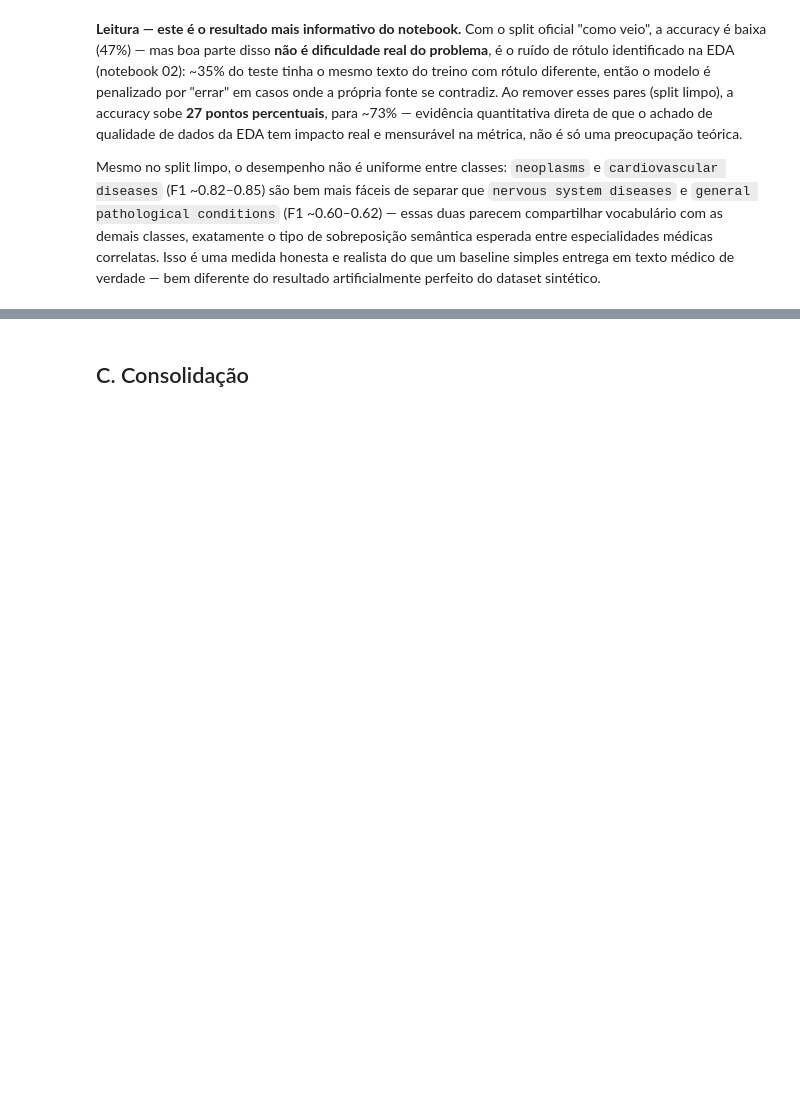
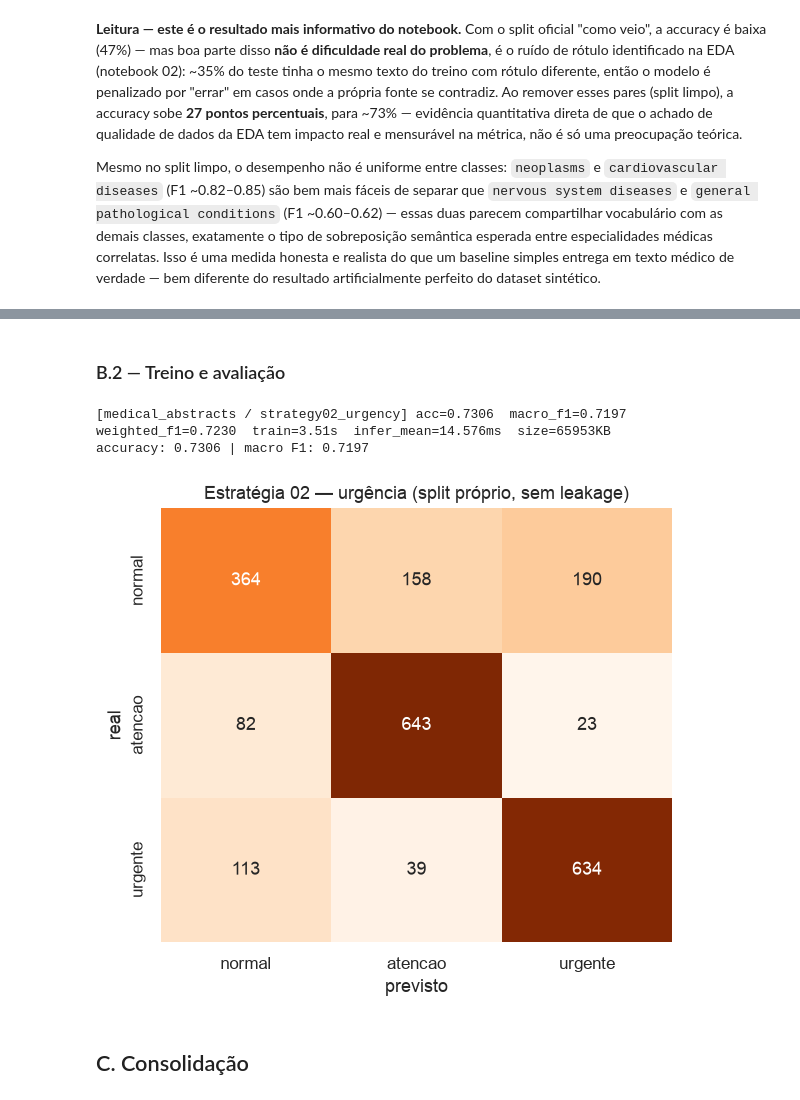
Before and after one commit to gui3561-ux/grupo-98-tech-challenger-fase3, a Jupyter notebook: notebooks/04_baseline_models.ipynb, the cells around one changed output, grey strips where cells are left out. Drawn from its saved outputs; the diff is of its cells as text; code cells hidden in the pictures; blank space fills up the shorter version.

Commit message:
feat(eda): compara estratégias de target e define modelo final (LogisticRegression + ONNX)

```diff
--- a/notebooks/03_baseline_models.ipynb
+++ b/notebooks/04_baseline_models.ipynb
@@ -303,3 +256,28 @@ artificialmente perfeito do dataset sintético.
+# %% [markdown]
+### B.2 — Treino e avaliação
+# %%
+pipe_s2 = build_pipeline(stop_words="english")
+res_s2, cm_s2, _ = evaluate(
+    pipe_s2, train_s2["medical_abstract"], train_s2["urgency"],
+    test_s2["medical_abstract"], test_s2["urgency"],
+    "medical_abstracts", "strategy02_urgency", order_s2,
+)
+all_results["strategy02_urgency"] = res_s2
+print(f"accuracy: {res_s2['accuracy']:.4f} | macro F1: {res_s2['macro_f1']:.4f}")
+# %% [output]
+[medical_abstracts / strategy02_urgency] acc=0.7306  macro_f1=0.7197  weighted_f1=0.7230  train=3.51s  infer_mean=14.576ms  size=65953KB
+accuracy: 0.7306 | macro F1: 0.7197
+# %%
+fig, ax = plt.subplots(figsize=(5.5, 5))
+sns.heatmap(cm_s2, annot=True, fmt="d", cmap="Oranges", xticklabels=order_s2, yticklabels=order_s2,
+            cbar=False, ax=ax)
+ax.set_title("Estratégia 02 — urgência (split próprio, sem leakage)")
+ax.set_xlabel("previsto")
+ax.set_ylabel("real")
+plt.tight_layout()
+plt.show()
+# %% [output]
+[figure, added]
 # %% [markdown]
 ## C. Consolidação
 # %%
```
Also changed, not shown: parts of 21 cells of this notebook, 16 other files.
